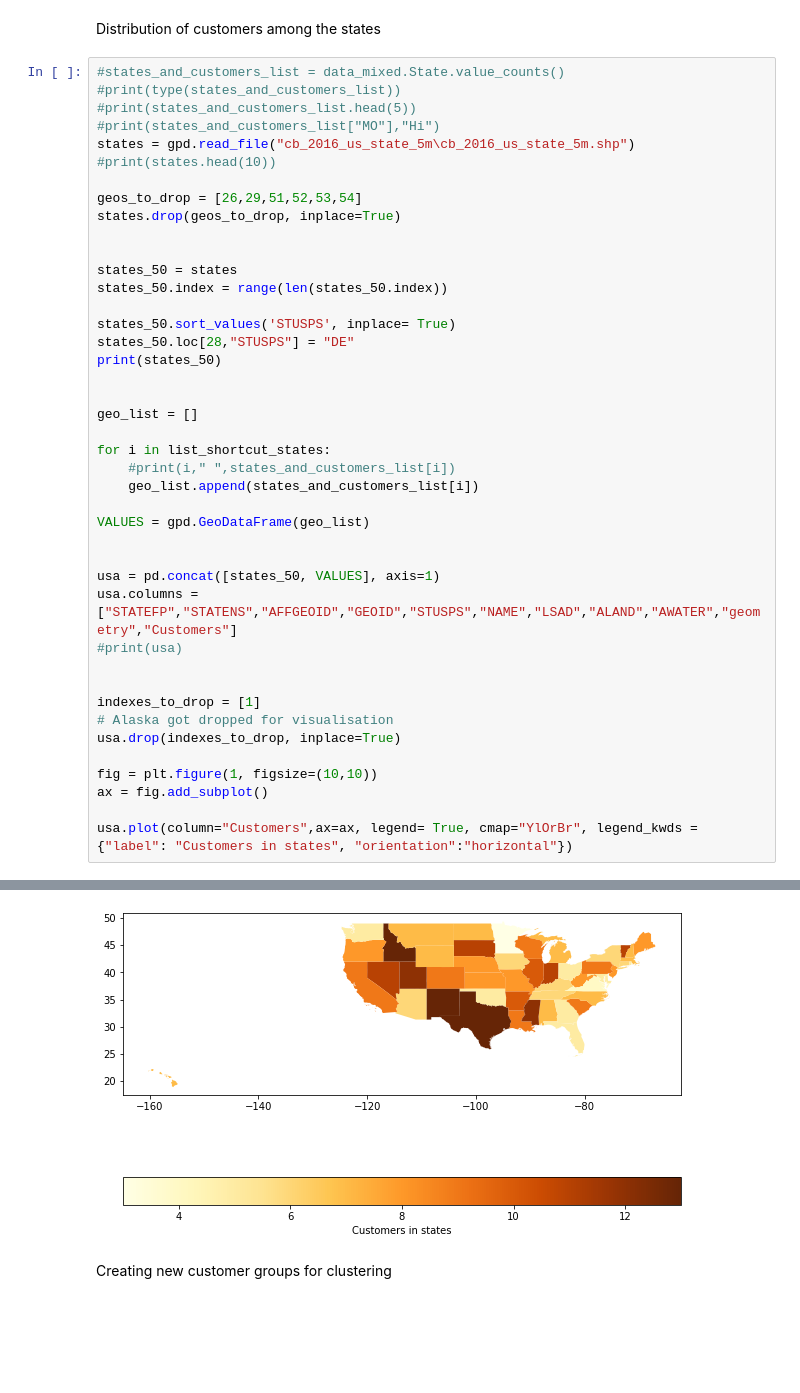
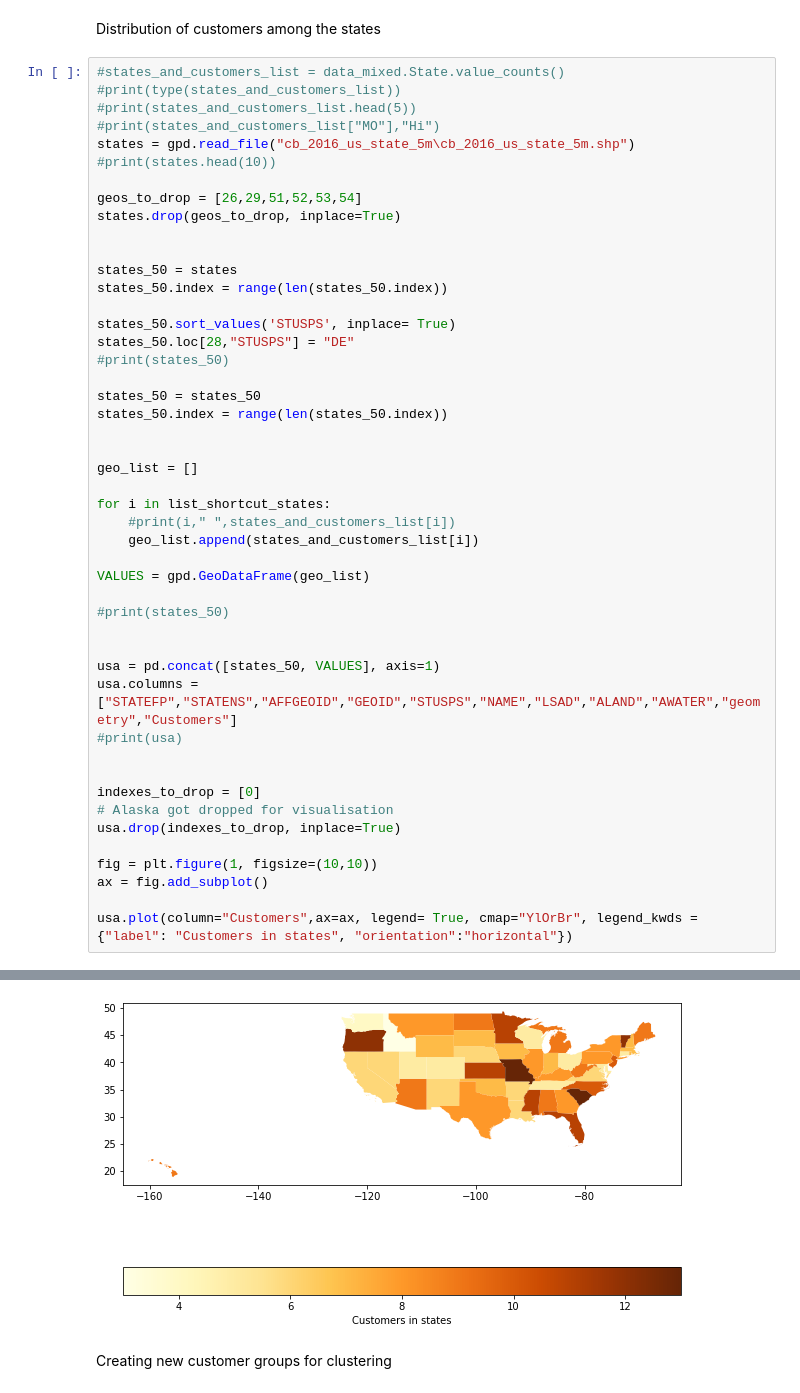
Before and after one commit to JustinSms/Ecommerce_Clustering_2, a Jupyter notebook: pandas_analysis.ipynb, the cells around one changed output, grey strips where cells are left out. Saved outputs shown, nothing was run; the diff lists cells and outputs as text; blank space fills up the shorter version.

Commit message:
Justin_16/1/2021_16:33
States finished

```diff
--- a/pandas_analysis.ipynb
+++ b/pandas_analysis.ipynb
@@ -65,7 +65,10 @@ states_50.index = range(len(states_50.index))
 
 states_50.sort_values('STUSPS', inplace= True)
 states_50.loc[28,"STUSPS"] = "DE"
-print(states_50)
+#print(states_50)
+
+states_50 = states_50
+states_50.index = range(len(states_50.index))
 
 
 geo_list = []
@@ -76,13 +79,15 @@ for i in list_shortcut_states:
 
 VALUES = gpd.GeoDataFrame(geo_list)
 
+#print(states_50)
+
 
 usa = pd.concat([states_50, VALUES], axis=1)
 usa.columns = ["STATEFP","STATENS","AFFGEOID","GEOID","STUSPS","NAME","LSAD","ALAND","AWATER","geometry","Customers"]
 #print(usa)
 
 
-indexes_to_drop = [1]
+indexes_to_drop = [0]
 # Alaska got dropped for visualisation
 usa.drop(indexes_to_drop, inplace=True)
 
@@ -112,4 +100,4 @@ usa.plot(column="Customers",ax=ax, legend= True, cmap="YlOrBr", legend_kwds = {"
-[figure, old version]
+[figure, new version]
 # %% [markdown]
 Creating new customer groups for clustering
 # %%
```
Also changed, not shown: parts of 1 cell of this notebook.
